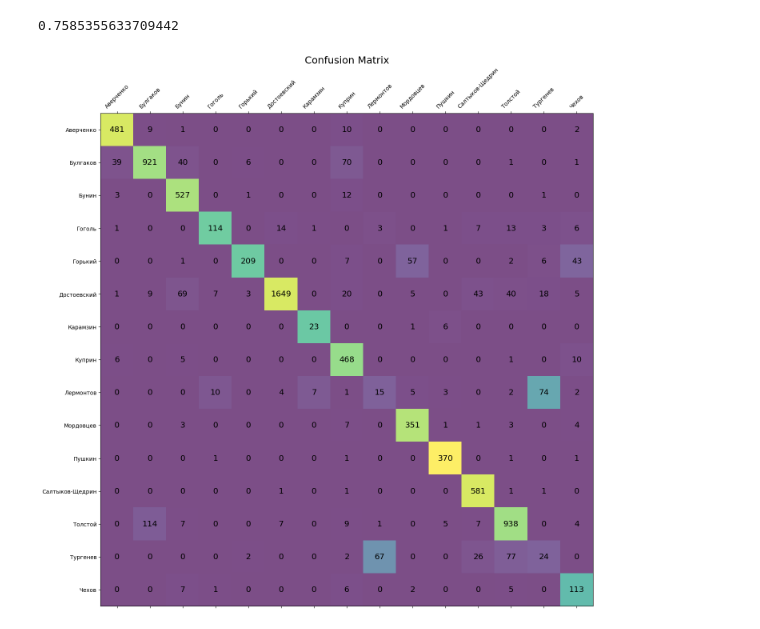
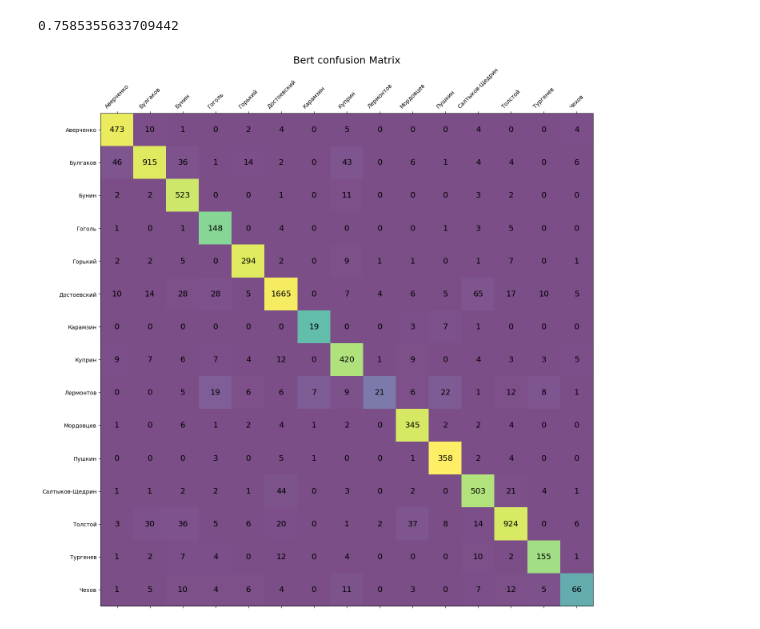
Before and after one commit to Dm12H/MLHLS_2022_Text_authorship_group2, a Jupyter notebook: logreg_bert_comparison.ipynb, the cells around one changed output. Cells and saved outputs as stored; diff of their text form; code cells hidden in the pictures.

```diff
--- a/logreg_bert_comparison.ipynb
+++ b/logreg_bert_comparison.ipynb
@@ -196,20 +208,20 @@ bert_f1
-# %%
-import matplotlib as mpl
-import matplotlib.pyplot as plt
-
-fig, ax = plt.subplots(figsize=(16, 16))
-color_map = np.full_like(cm, 0, dtype=np.float64)
-for i in range(cm.shape[0]):
-    for j in range(cm.shape[1]):
-        ax.text(x=j, y=i,s=cm[i, j], va='center', ha='center', size='x-large')
-        color_map[i,j] = cm[i,j] / (np.sum(cm[i]) + np.sum(cm[:,j]) - cm[i,j])
-ax.matshow(color_map, cmap=mpl.colormaps['viridis'], alpha=0.7)
-authors = encoder.classes_
-ax.set_xticks(range(len(authors)))
-ax.set_xticklabels(authors, rotation=45)
-ax.set_yticks(range(len(authors)))
-ax.set_yticklabels(authors)
-plt.title('Confusion Matrix', fontsize=18)
-plt.show()
-# %% [output]
-[figure, removed]
+# %%
+import matplotlib as mpl
+import matplotlib.pyplot as plt
+
+fig, ax = plt.subplots(figsize=(16, 16))
+color_map = np.full_like(cm, 0, dtype=np.float64)
+for i in range(cm.shape[0]):
+    for j in range(cm.shape[1]):
+        ax.text(x=j, y=i,s=cm[i, j], va='center', ha='center', size='x-large')
+        color_map[i,j] = cm[i,j] / (np.sum(cm[i]) + np.sum(cm[:,j]) - cm[i,j])
+ax.matshow(color_map, cmap=mpl.colormaps['viridis'], alpha=0.7)
+authors = encoder.classes_
+ax.set_xticks(range(len(authors)))
+ax.set_xticklabels(authors, rotation=45)
+ax.set_yticks(range(len(authors)))
+ax.set_yticklabels(authors)
+plt.title('Bert confusion Matrix', fontsize=18)
+plt.show()
+# %% [output]
+[figure, added]
```
Also changed, not shown: parts of 9 cells of this notebook.
